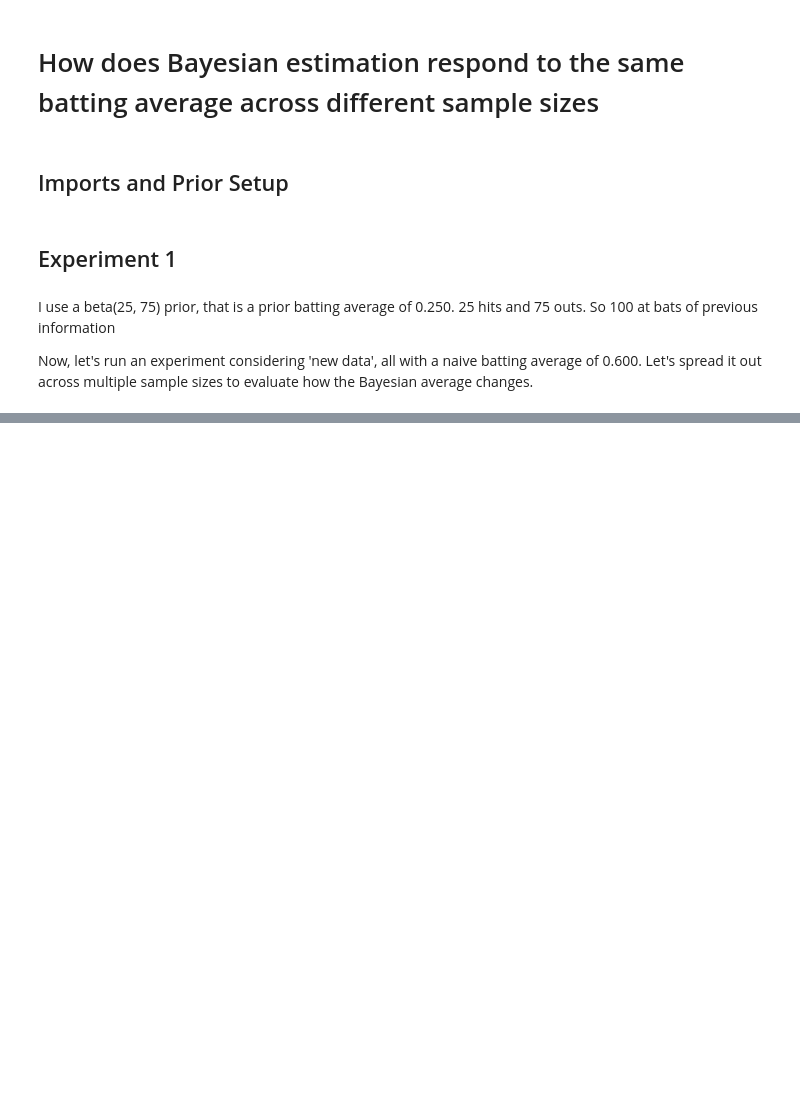
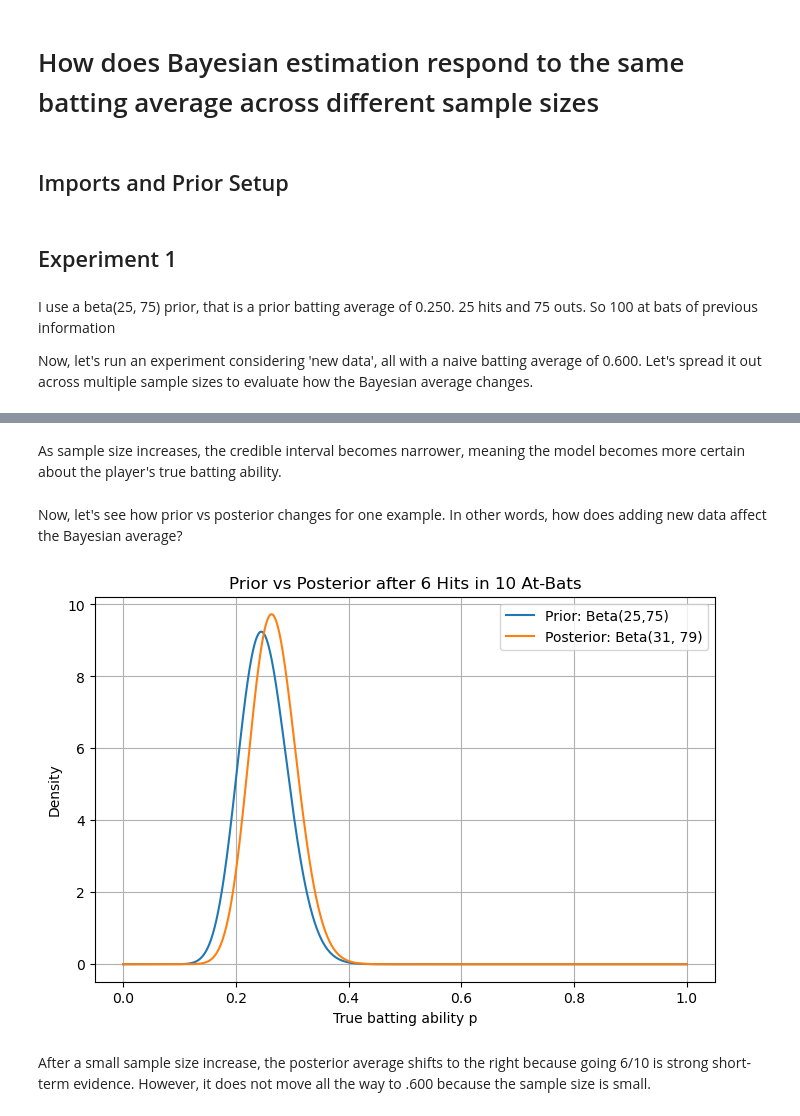
Before and after one commit to Matthew-Dobson/bayesian-batting-average, a Jupyter notebook: notebooks/01_basic_beta_binomial.ipynb, the cells around one changed output, grey strips where cells are left out. Drawn from its saved outputs; the diff is of its cells as text; code cells hidden in the pictures; blank space fills up the shorter version.

```diff
--- a/notebooks/01_basic_beta_binomial.ipynb
+++ b/notebooks/01_basic_beta_binomial.ipynb
@@ -73,0 +128,41 @@ KeyError: 'credible_interval_upper'
+# %% [markdown]
+As sample size increases, the credible interval becomes narrower, meaning the model becomes more certain about the player's true batting ability.
+# %% [markdown]
+Now, let's see how prior vs posterior changes for one example. In other words, how does adding new data affect the Bayesian average?
+# %%
+hits = 6
+at_bats = 10
+
+#calculate posterior parameters
+posterior_alpha, posterior_beta = posterior_parameters(
+    prior_alpha,
+    prior_beta,
+    hits=hits,
+    at_bats=at_bats,
+)
+
+#create 1000 evenly spaced numbers between 1 and 0, to represent avg
+x = np.linspace(0,1,1000)
+
+#use the prior density function to calculate
+#the height of the prior Beta Distribution at each value of x
+prior_density = beta.pdf(x, prior_alpha, prior_beta)
+
+#again for the posterior Beta Distribution
+posterior_density = beta.pdf(x, posterior_alpha, posterior_beta)
+
+plt.figure(figsize=(8, 5))
+
+plt.plot(x, prior_density, label="Prior: Beta(25,75)")
+plt.plot(x, posterior_density, label="Posterior: Beta(31, 79)")
+
+plt.xlabel("True batting ability p")
+plt.ylabel("Density")
+plt.title("Prior vs Posterior after 6 Hits in 10 At-Bats")
+plt.legend()
+plt.grid(True)
+plt.show()
+# %% [output]
+[figure, added]
+# %% [markdown]
+After a small sample size increase, the posterior average shifts to the right because going 6/10 is strong short-term evidence. However, it does not move all the way to .600 because the sample size is small.
```
Also changed, not shown: parts of 5 cells of this notebook.
